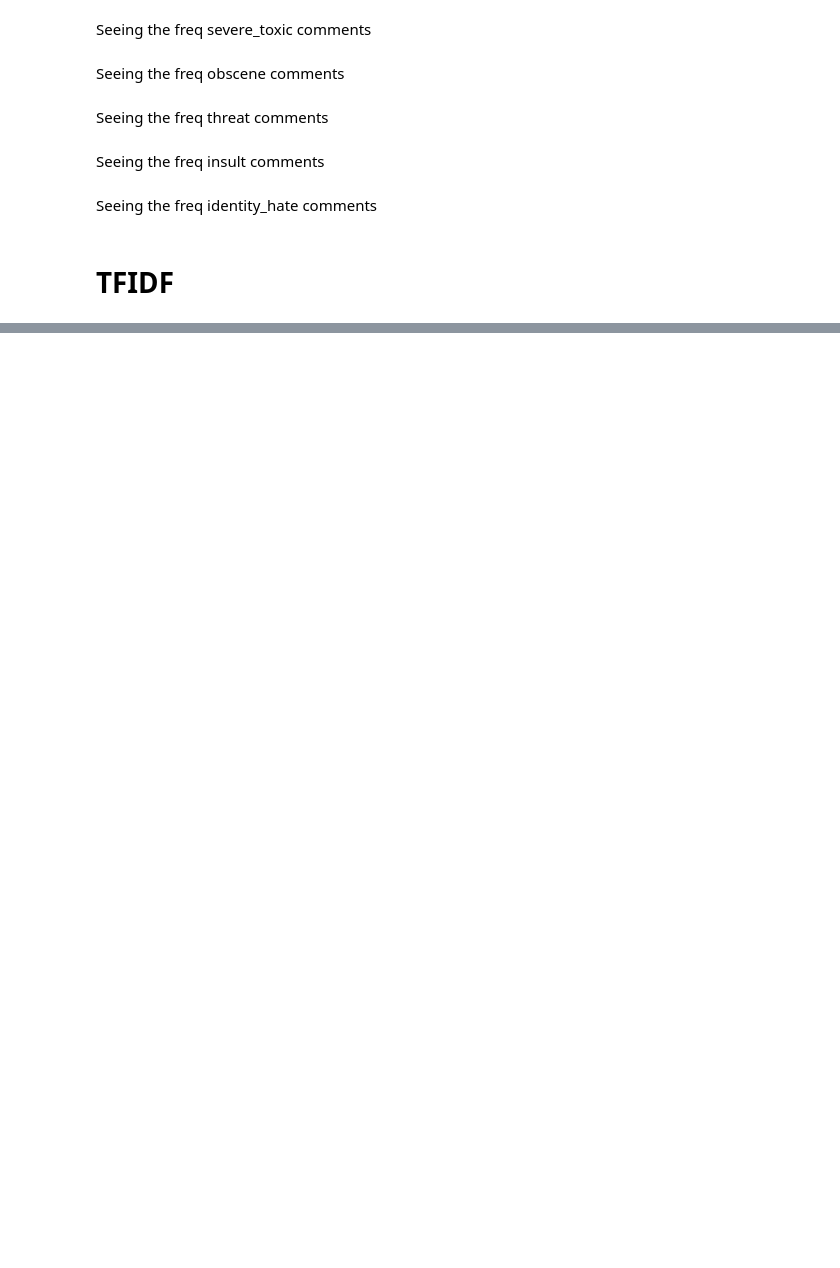
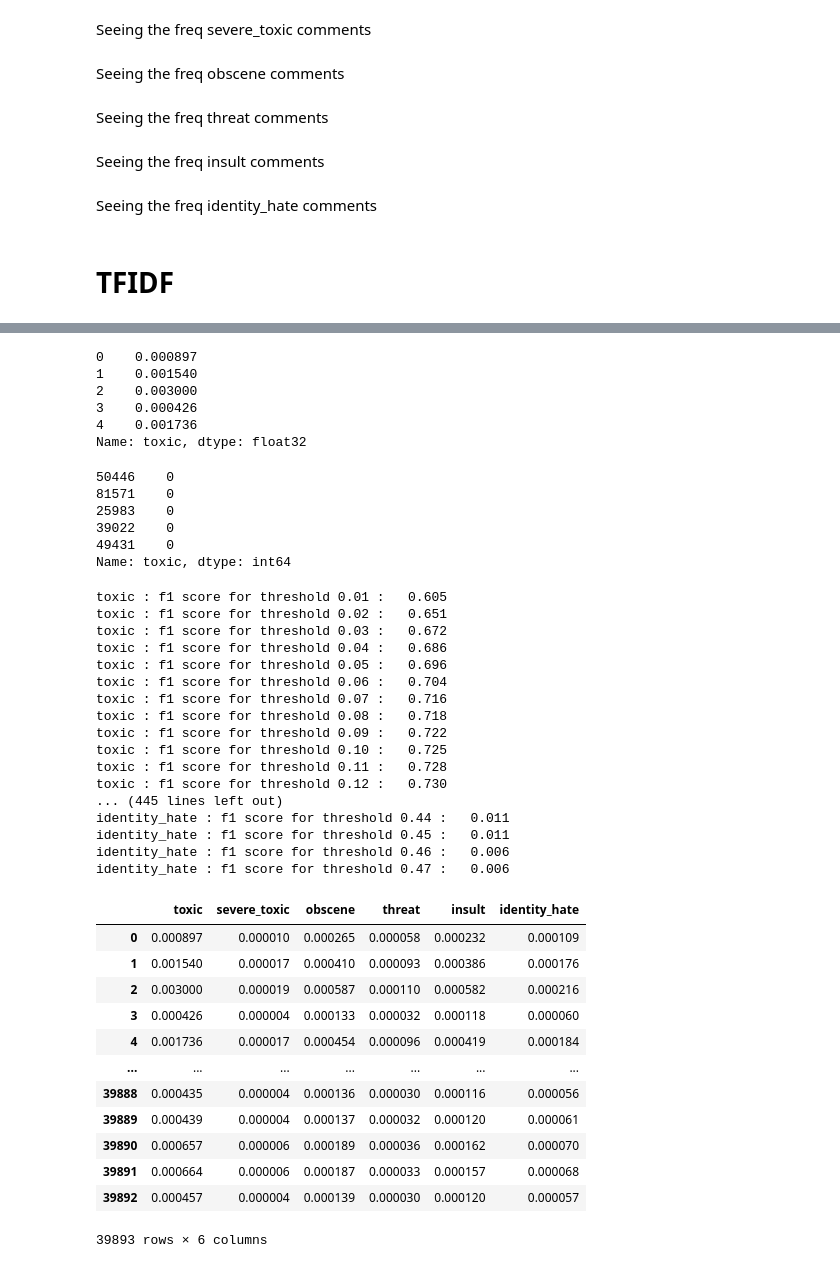
Before and after one commit to appyjais/Text-Classification-and-summary, a Jupyter notebook: Text_Classification_and_top_phrase.ipynb, the cells around one changed output, grey strips where cells are left out. Drawn from its saved outputs; the diff is of its cells as text; code cells hidden in the pictures; blank space fills up the shorter version.

```diff
--- a/Text_Classification_and_top_phrase.ipynb
+++ b/Text_Classification_and_top_phrase.ipynb
@@ -347,0 +426,6 @@ y_train['toxic']
+# %%
+from sklearn.model_selection import train_test_split
+model.compile(loss = "binary_crossentropy", optimizer = "adam", metrics = [metrics.AUC(),metrics.Recall(), metrics.Accuracy(), metrics.Precision()])
+x_train, x_val, y_train, y_val = train_test_split(traind, train_label, shuffle = True, random_state = 123)
+print(x_train.shape, y_train.shape, x_val.shape, y_val.shape)
+model.fit(x_train, y_train, batch_size = 512, epochs = 10, validation_data = (x_val, y_val))
@@ -347,0 +455,74 @@ y_train['toxic']
+# %%
+model = keras.models.load_model('Text_Classification')
+# %%
+pred = model.predict(x_val)
+from sklearn import metrics
+tags = ['toxic', 'severe_toxic', 'obscene', 'threat','insult', 'identity_hate']
+# %%
+pred_df = pd.DataFrame(pred, columns = tags)
+# %%
+pred_df['toxic'].head()
+# %% [output]
+0    0.000897
+1    0.001540
+2    0.003000
+3    0.000426
+4    0.001736
+Name: toxic, dtype: float32
+# %%
+y_val['toxic'].head()
+# %% [output]
+50446    0
+81571    0
+25983    0
+39022    0
+49431    0
+Name: toxic, dtype: int64
+# %%
+N = 100
+threshold = [n / N for n in range(1,N)]
+threshold_max = dict(zip(tags,[0]*6))
+threshold_argmax = dict(zip(tags,[0]*6))
+for i in tags:
+  for t in threshold:
+    pred_df['tmp'] = (pred_df[i]>= t).astype(int)
+    score = metrics.f1_score(y_val[i], pred_df['tmp'])
+    if score==0:
+      break
+    if(score > threshold_max[i]):
+      threshold_max[i] = score
+      threshold_argmax[i] = t
+
+    print("%s : f1 score for threshold %0.2f :   %0.3f" %(i, t, score ))
+pred_df.drop(columns  = 'tmp')
+# %% [output]
+toxic : f1 score for threshold 0.01 :   0.605
+toxic : f1 score for threshold 0.02 :   0.651
+toxic : f1 score for threshold 0.03 :   0.672
+toxic : f1 score for threshold 0.04 :   0.686
+toxic : f1 score for threshold 0.05 :   0.696
+toxic : f1 score for threshold 0.06 :   0.704
+toxic : f1 score for threshold 0.07 :   0.716
+toxic : f1 score for threshold 0.08 :   0.718
+toxic : f1 score for threshold 0.09 :   0.722
+toxic : f1 score for threshold 0.10 :   0.725
+toxic : f1 score for threshold 0.11 :   0.728
+toxic : f1 score for threshold 0.12 :   0.730
+... (445 lines left out)
+identity_hate : f1 score for threshold 0.44 :   0.011
+identity_hate : f1 score for threshold 0.45 :   0.011
+identity_hate : f1 score for threshold 0.46 :   0.006
+identity_hate : f1 score for threshold 0.47 :   0.006
+|  | toxic | severe_toxic | obscene | threat | insult | identity_hate |
+| 0 | 0.000897 | 0.000010 | 0.000265 | 0.000058 | 0.000232 | 0.000109 |
+| 1 | 0.001540 | 0.000017 | 0.000410 | 0.000093 | 0.000386 | 0.000176 |
+| 2 | 0.003000 | 0.000019 | 0.000587 | 0.000110 | 0.000582 | 0.000216 |
+| 3 | 0.000426 | 0.000004 | 0.000133 | 0.000032 | 0.000118 | 0.000060 |
+| 4 | 0.001736 | 0.000017 | 0.000454 | 0.000096 | 0.000419 | 0.000184 |
+| ... | ... | ... | ... | ... | ... | ... |
+| 39888 | 0.000435 | 0.000004 | 0.000136 | 0.000030 | 0.000116 | 0.000056 |
+| 39889 | 0.000439 | 0.000004 | 0.000137 | 0.000032 | 0.000120 | 0.000061 |
+| 39890 | 0.000657 | 0.000006 | 0.000189 | 0.000036 | 0.000162 | 0.000070 |
+| 39891 | 0.000664 | 0.000006 | 0.000187 | 0.000033 | 0.000157 | 0.000068 |
+| 39892 | 0.000457 | 0.000004 | 0.000139 | 0.000030 | 0.000120 | 0.000057 |
+39893 rows × 6 columns
```
Also changed, not shown: parts of 46 cells of this notebook.
